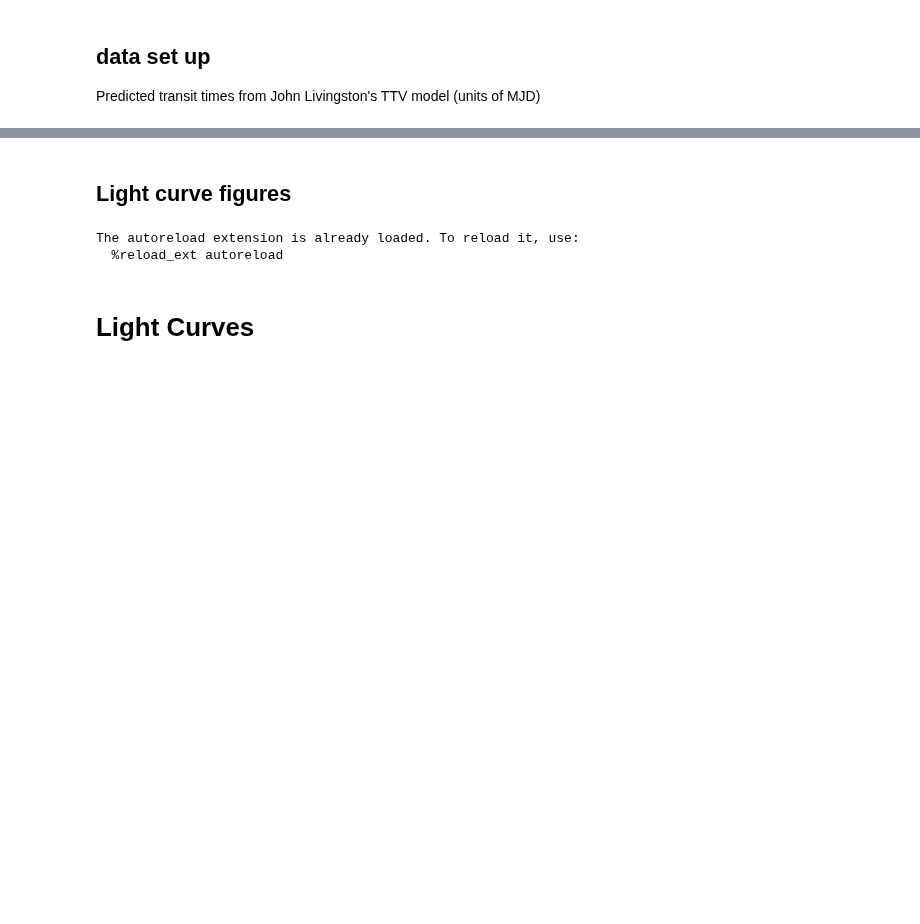
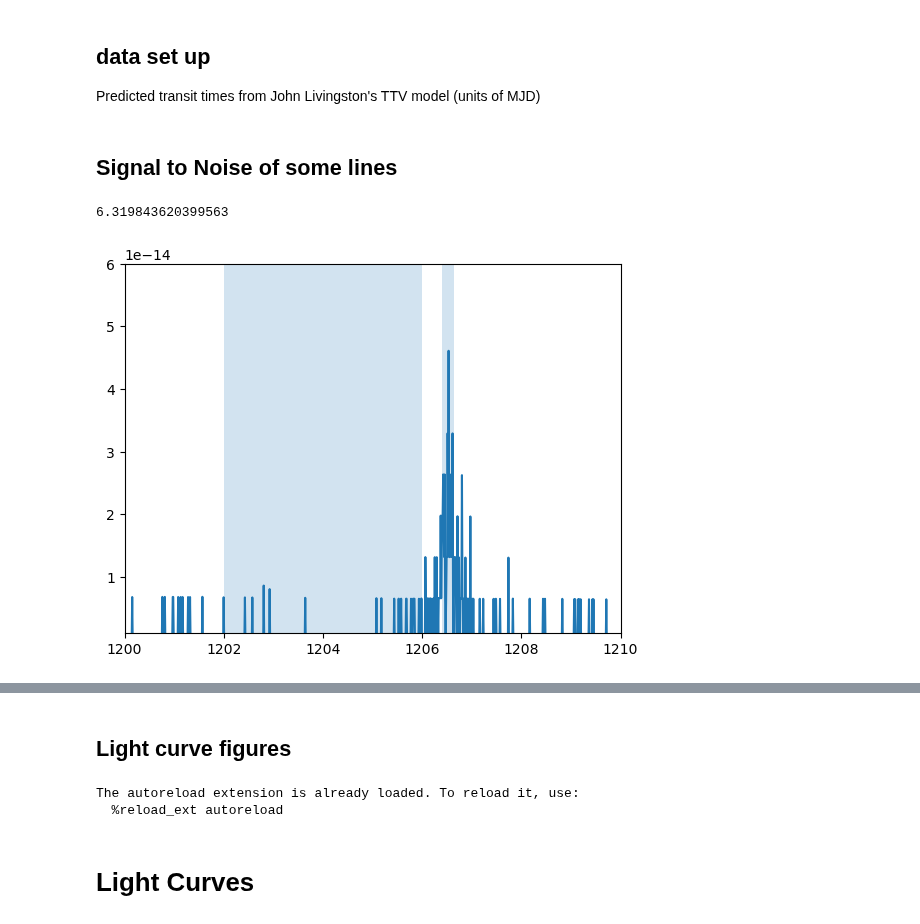
Before and after one commit to afeinstein20/cos_flares, a Jupyter notebook: notebooks/v1298tauc_transit.ipynb, the cells around one changed output, grey strips where cells are left out. Drawn from its saved outputs; the diff is of its cells as text; code cells hidden in the pictures; blank space fills up the shorter version.

```diff
--- a/notebooks/v1298tauc_transit.ipynb
+++ b/notebooks/v1298tauc_transit.ipynb
@@ -51,3 +48,19 @@ twc_a.load_line_table('.', 'v1298tau_linelist.txt')
 
 twc_b.define_in_vs_out(inbounds=[-0.1, 0.1], outbounds=[0.15, 0.35])
 twc_b.load_line_table('.', 'v1298tau_linelist.txt')
+# %% [markdown]
+## Signal to Noise of some lines
+# %%
+plt.plot(twc_b.wavelength[100], twc_b.flux[100])
+plt.xlim(1200,1210)
+x1, x2 = 1206.4, 1206.65
+x3, x4 = 1202, 1206
+plt.axvspan(x1, x2, alpha=0.2)
+plt.axvspan(x3, x4, alpha=0.2)
+plt.ylim(1e-15, 6e-14)
+signal = np.nanmax(twc_b.flux[100][(twc_b.wavelength[100]>x1) & (twc_b.wavelength[100]<x2)])
+noise = np.nanmedian(np.abs(twc_b.flux[100][(twc_b.wavelength[100]>x3) & (twc_b.wavelength[100]<x4)]))
+(signal-noise)/np.sqrt(noise)*1e6
+# %% [output]
+6.319843620399563
+[figure, added]
```
Also changed, not shown: parts of 2 cells of this notebook, 1 other file.
